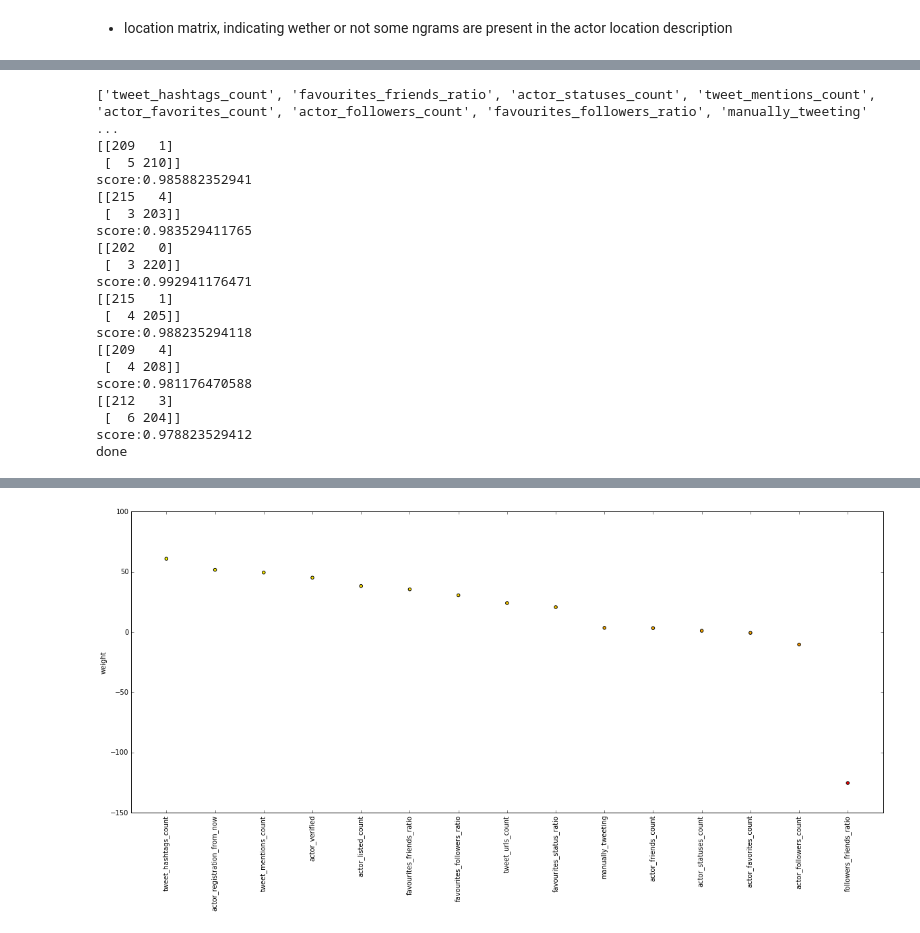
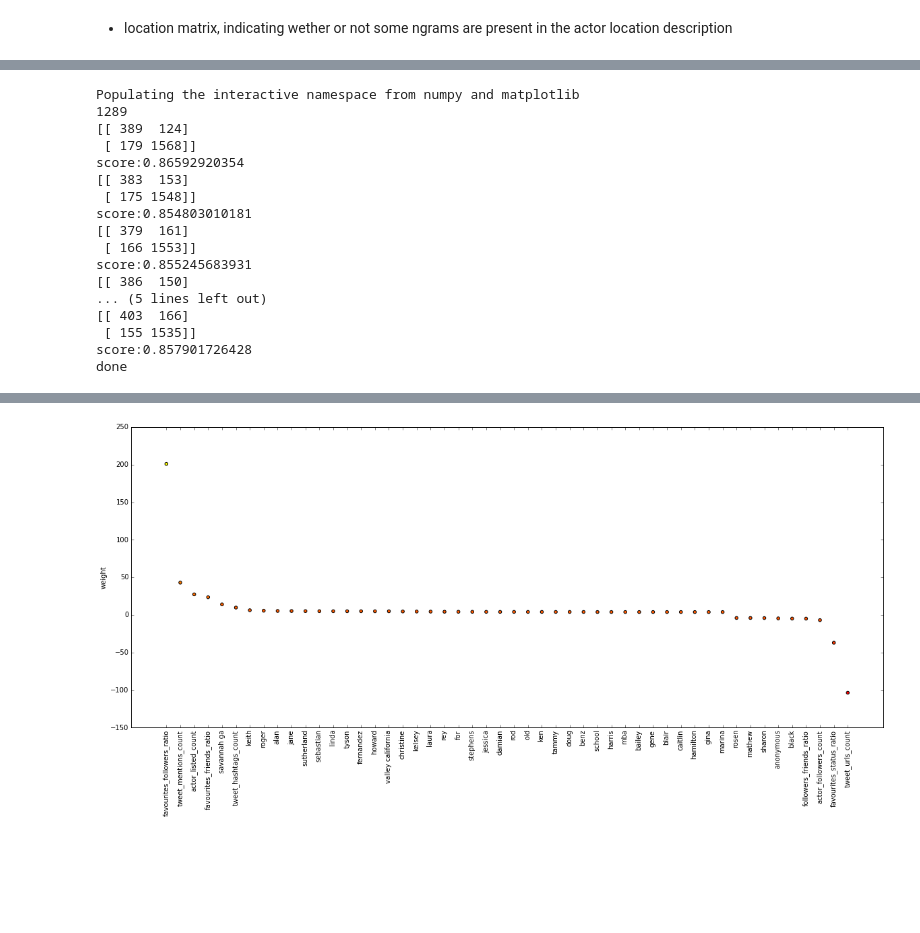
Before and after one commit to encorealerts/ipython-experiments, a Jupyter notebook: user_classification/User Segmentation Trainner.ipynb, the cells around one changed output, grey strips where cells are left out. Drawn from its saved outputs; the diff is of its cells as text; code cells hidden in the pictures; blank space fills up the shorter version.

Commit message:
Added lists scrapper for Twitter

```diff
--- a/user_classification/User Segmentation Trainner.ipynb
+++ b/user_classification/User Segmentation Trainner.ipynb
@@ -16,18 +16,24 @@ original_cols = ['actor_favorites_count',
         'actor_location',
         'tweet_generator']
 
-brands_tweets = pd.read_csv('data/csv/brand_trainned.csv', engine='python')
+brands_tweets1 = pd.read_csv('data/csv/brand_trained.csv', engine='python')
+brands_tweets2 = pd.read_csv('data/csv/brand_manually_trained.csv', engine='python')
+brands_tweets3 = pd.read_csv('data/csv/brand_lists_scraped_trained.csv', engine='python')
+brands_tweets = pd.concat([brands_tweets3, brands_tweets2, brands_tweets1])
 brands_tweets['class'] = 0
 brands_tweets = brands_tweets.dropna(subset=original_cols)
 
-person_tweets = pd.read_csv('data/csv/person_heuristic_trained.csv', engine='python', encoding='utf-8')
+person_tweets1 = pd.read_csv('data/csv/person_heuristic_trained.csv', engine='python', encoding='utf-8')
+person_tweets2 = pd.read_csv('data/csv/person_manually_trained.csv', engine='python', encoding='utf-8')
+person_tweets3 = pd.read_csv('data/csv/person_lists_scraped_trained.csv', engine='python', encoding='utf-8')
+person_tweets = pd.concat([person_tweets3, person_tweets2, person_tweets1])
 person_tweets['class'] = 1
 person_tweets = person_tweets.dropna(subset=original_cols)
 
-_min = len(person_tweets) if len(person_tweets) < len(brands_tweets) else len(brands_tweets)
+# _min = len(person_tweets) if len(person_tweets) < len(brands_tweets) else len(brands_tweets)
 
-brands_tweets = brands_tweets[0:_min]
-person_tweets = person_tweets[0:_min]
+# brands_tweets = brands_tweets[0:_min]
+# person_tweets = person_tweets[0:_min]
 
 tweets = pd.concat([person_tweets, brands_tweets])
 print(len(tweets))
@@ -115,7 +121,8 @@ from nltk import word_tokenize
 
 #######
 def tokenize(text):
-    tokens = nltk.word_tokenize(text)
+    tokenizer = nltk.RegexpTokenizer(r'\w+')
+    tokens = tokenizer.tokenize(text)
     tokens = [('NUM' if word.isdigit() else word) for word in tokens]
     return tokens
 ########
@@ -214,6 +223,8 @@ def plot_feature_scores(coef, vocab):
     plt.scatter(np.arange(len(important_feature_values)), important_feature_values, c=important_feature_values,marker="o", cmap=cm.autumn)
     print("done")
 # %%
+%pylab inline
+
 ### Cross-validation
 from sklearn.cross_validation import KFold
 import matplotlib.pyplot as plt
@@ -224,9 +235,10 @@ from sklearn import linear_model, datasets
 from sklearn.metrics import confusion_matrix
 
 #cols = data.columns
-cols = data.columns[0:len(tweets_features_cols)]
+cols = data.columns#[0:len(tweets_features_cols)]
+print(len(cols))
 cols = list(set(cols) - set(['class']))
-print(cols)
+#print(cols)
 
 k_fold = KFold(n=len(data), n_folds=6, indices=False, shuffle=True)
 b_scores, svc_scores = [], []
@@ -249,23 +261,20 @@ clf = linear_model.LogisticRegression(C=1e5)
 clf.fit(data[cols], data['class'])
 plot_feature_scores(clf.coef_.ravel(), cols)
 # %% [output]
-['tweet_hashtags_count', 'favourites_friends_ratio', 'actor_statuses_count', 'tweet_mentions_count', 'actor_favorites_count', 'actor_followers_count', 'favourites_followers_ratio', 'manually_tweeting' ...
-[[209   1]
- [  5 210]]
-score:0.985882352941
-[[215   4]
- [  3 203]]
-score:0.983529411765
-[[202   0]
- [  3 220]]
-score:0.992941176471
-[[215   1]
- [  4 205]]
-score:0.988235294118
-[[209   4]
- [  4 208]]
-score:0.981176470588
-[[212   3]
- [  6 204]]
-score:0.978823529412
+Populating the interactive namespace from numpy and matplotlib
+1289
+[[ 389  124]
+ [ 179 1568]]
+score:0.86592920354
+[[ 383  153]
+ [ 175 1548]]
+score:0.854803010181
+[[ 379  161]
+ [ 166 1553]]
+score:0.855245683931
+[[ 386  150]
+... (5 lines left out)
+[[ 403  166]
+ [ 155 1535]]
+score:0.857901726428
 done
@@ -272,2 +283,2 @@ done
-[figure, old version]
+[figure, new version]
 # %%
```
Also changed, not shown: parts of 8 cells of this notebook, 2 other files.
